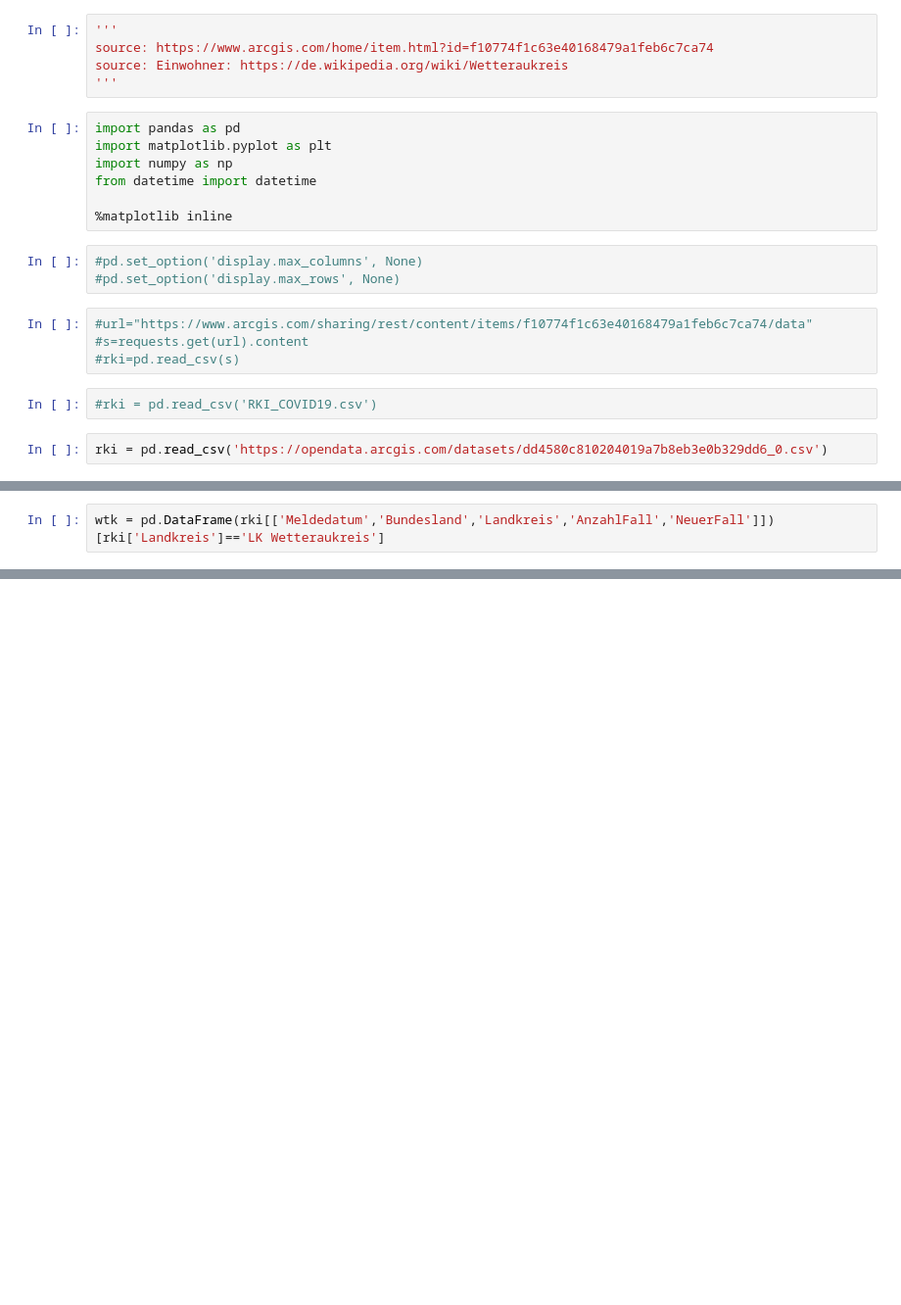
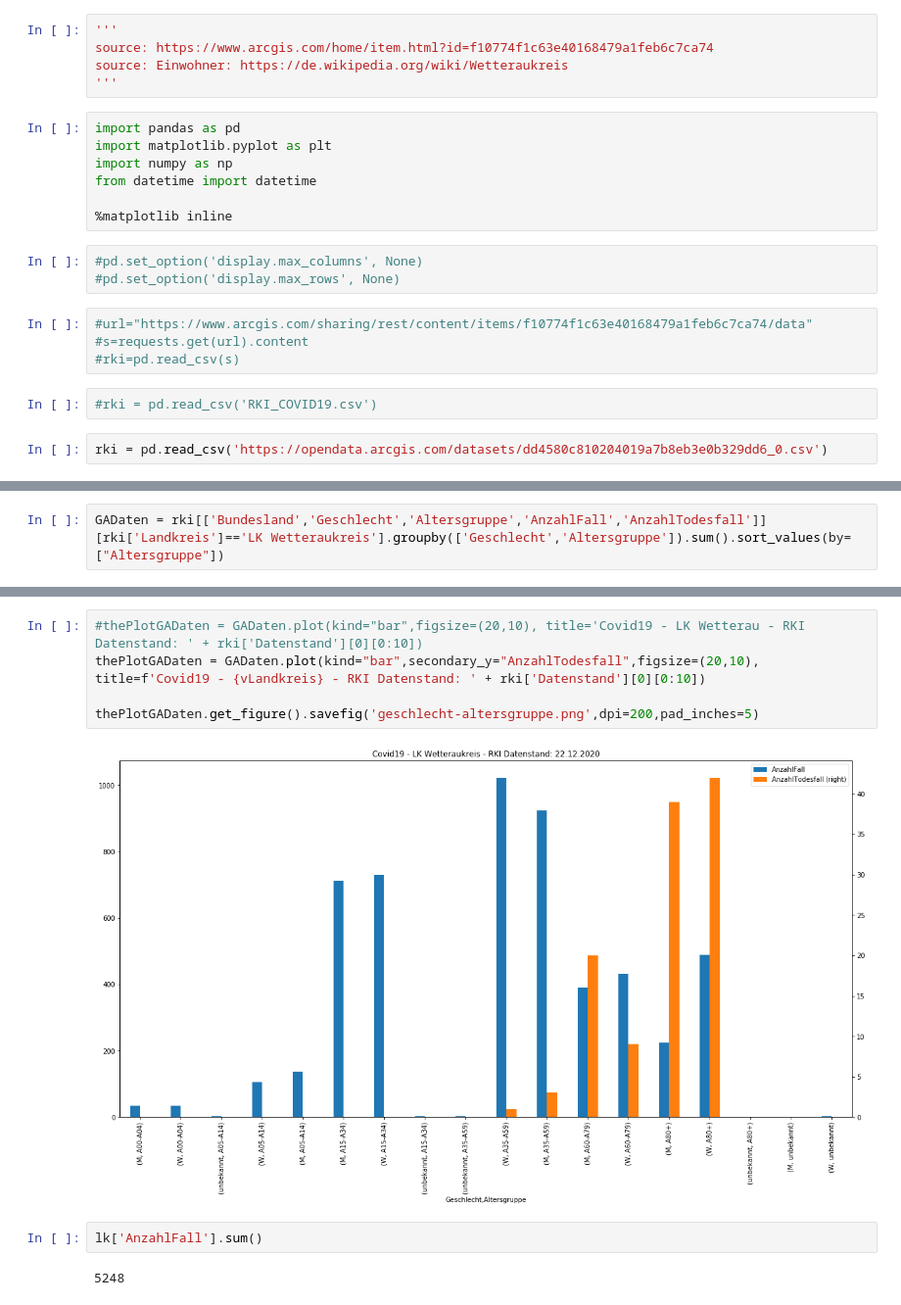
Before and after one commit to pandabear-de/covid-19, a Jupyter notebook: Corona_Wetterau_Inzidenz.ipynb, the cells around one changed output, grey strips where cells are left out. Shown at 98% size. Drawn from its saved outputs; the diff is of its cells as text; blank space fills up the shorter version.

```diff
--- a/Corona_Wetterau_Inzidenz.ipynb
+++ b/Corona_Wetterau_Inzidenz.ipynb
@@ -69,2 +156,2 @@ memory usage: 105.4+ MB
 # %%
-wtk = pd.DataFrame(rki[['Meldedatum','Bundesland','Landkreis','AnzahlFall','NeuerFall']])[rki['Landkreis']=='LK Wetteraukreis']
+GADaten = rki[['Bundesland','Geschlecht','Altersgruppe','AnzahlFall','AnzahlTodesfall']][rki['Landkreis']=='LK Wetteraukreis'].groupby(['Geschlecht','Altersgruppe']).sum().sort_values(by=["Altersgruppe"])
@@ -193,0 +179,11 @@ plt.show()
+# %%
+#thePlotGADaten = GADaten.plot(kind="bar",figsize=(20,10), title='Covid19 - LK Wetterau - RKI Datenstand: ' + rki['Datenstand'][0][0:10])
+thePlotGADaten = GADaten.plot(kind="bar",secondary_y="AnzahlTodesfall",figsize=(20,10), title=f'Covid19 - {vLandkreis} - RKI Datenstand: ' + rki['Datenstand'][0][0:10])
+
+thePlotGADaten.get_figure().savefig('geschlecht-altersgruppe.png',dpi=200,pad_inches=5)
+# %% [output]
+[figure, added]
+# %%
+lk['AnzahlFall'].sum()
+# %% [output]
+5248
```
Also changed, not shown: parts of 29 cells of this notebook.
